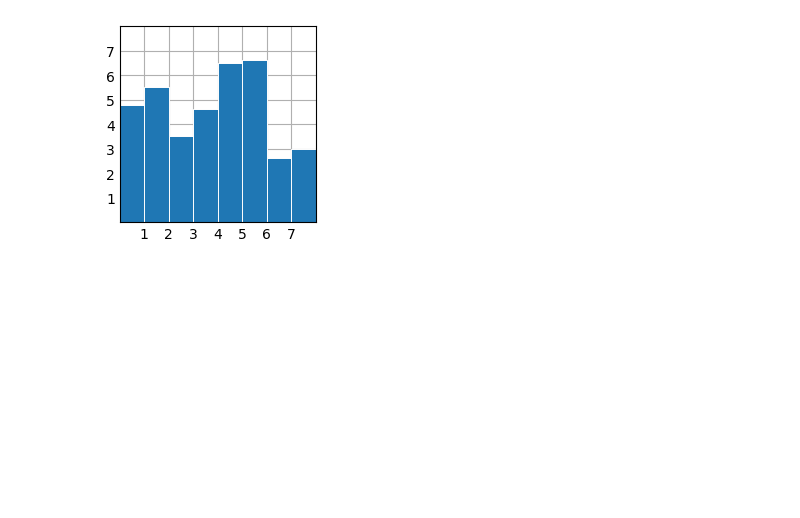
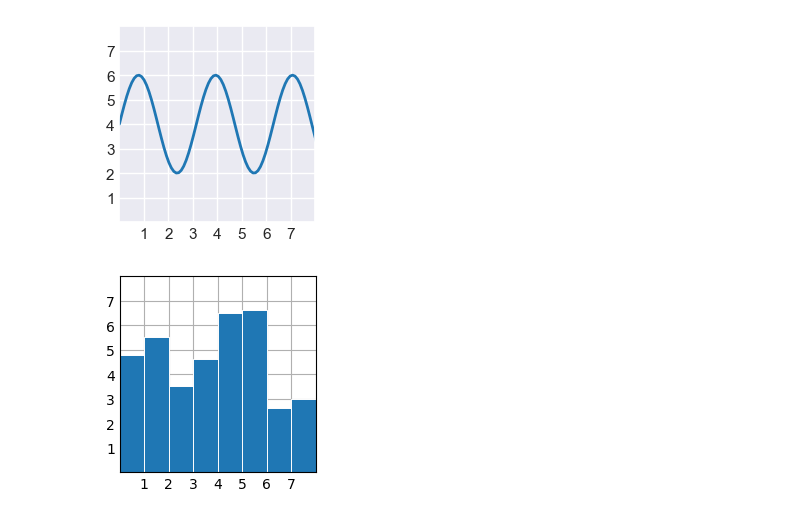
Before and after one commit to Dolly0106/RL, a Jupyter notebook: HW2.ipynb, the cells around one changed output. Drawn from its saved outputs; the diff is of its cells as text; code cells hidden in the pictures; blank space fills up the shorter version.

```diff
--- a/HW2.ipynb
+++ b/HW2.ipynb
@@ -140,9 +170,4 @@ fig
 # %% [output]
 [interactive output not drawn]
 # %%
-import plotly.express as px
-# This dataframe has 244 lines, but 4 distinct values for `day`
-df = px.data.tips()
-fig = px.pie(df, values='tip', names='day')
-fig.show()
 # %% [output]
@@ -150,3 +174,4 @@ fig.show()
+[figure, added]
 # %%
 import matplotlib.pyplot as plt
 import numpy as np
```
Also changed, not shown: parts of 18 cells of this notebook, 3 other files.
